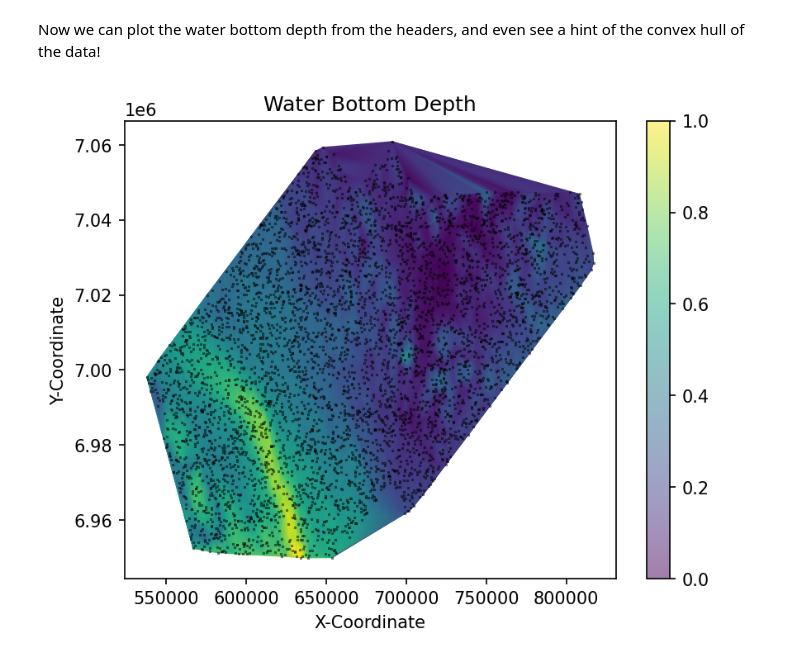
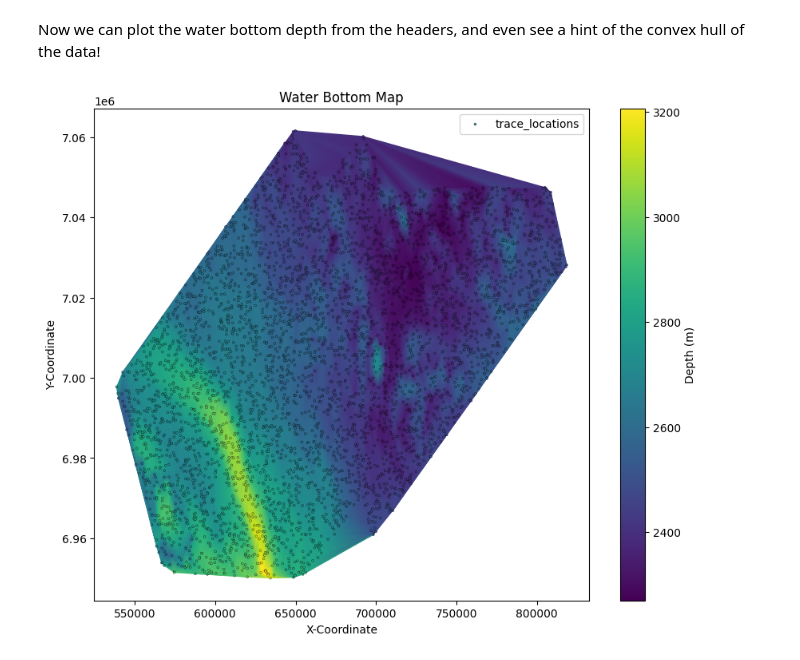
Before and after one commit to TGSAI/segy, a Jupyter notebook: examples/demo.ipynb, the cells around one changed output. Drawn from its saved outputs; the diff is of its cells as text; code cells hidden in the pictures.

```diff
--- a/examples/demo.ipynb
+++ b/examples/demo.ipynb
@@ -236,12 +236,17 @@ trace_headers
 Now we can plot the water bottom depth from the headers, and even see a hint
 of the convex hull of the data!
 # %%
-plt.figure(dpi=150)
-plt.tripcolor(trace_headers["cdp-x"], trace_headers["cdp-y"], trace_headers["water_bottom_depth"], shading="gouraud")
-plt.scatter(trace_headers["cdp-x"], trace_headers["cdp-y"], s=0.25, c="k", alpha=0.5, marker="+")
-plt.title("Water Bottom Depth")
+plt.figure(figsize=(10, 8))
+
+x, y, z = trace_headers["cdp-x"], trace_headers["cdp-y"], trace_headers["water_bottom_depth"]
+
+black_rgba = [0., 0., 0., 0.5]
+plt.tripcolor(x, y, z, shading="gouraud")
+plt.scatter(x, y, s=4, c=z, ec=black_rgba, linewidth=0.5, label="trace_locations")
+plt.title("Water Bottom Map")
+plt.colorbar(label="Depth (m)")
 plt.xlabel("X-Coordinate")
 plt.ylabel("Y-Coordinate")
-plt.colorbar();
+plt.legend();
 # %% [output]
-[figure, old version]
+[figure, new version]
```
Also changed, not shown: parts of 2 cells of this notebook.
